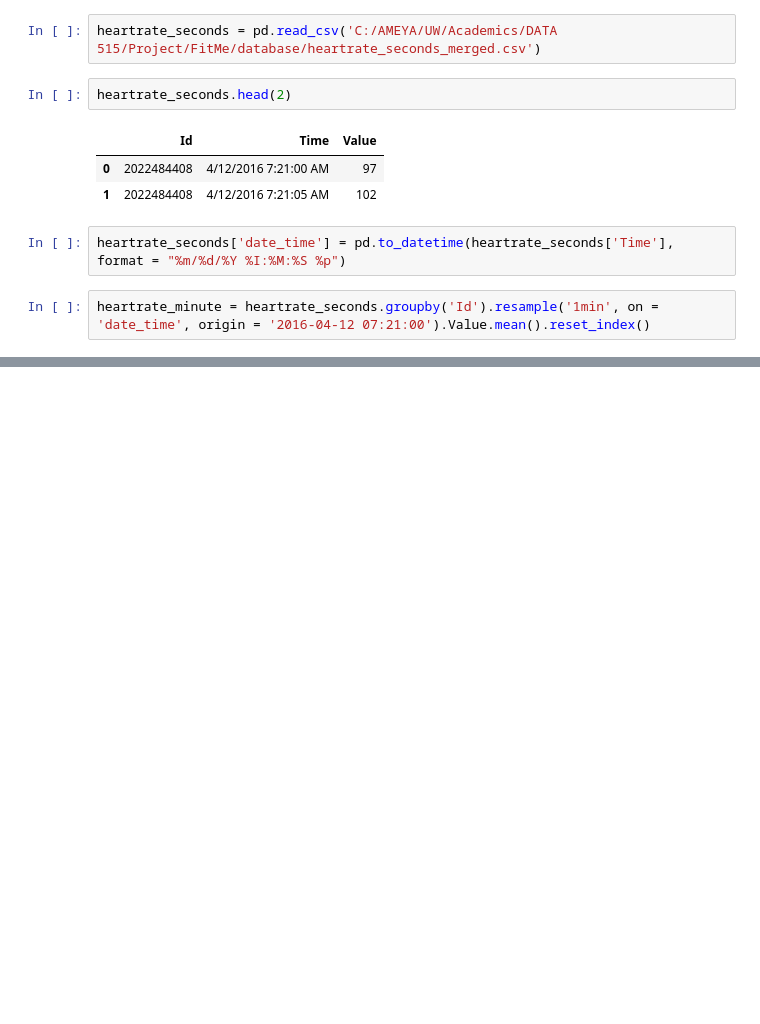
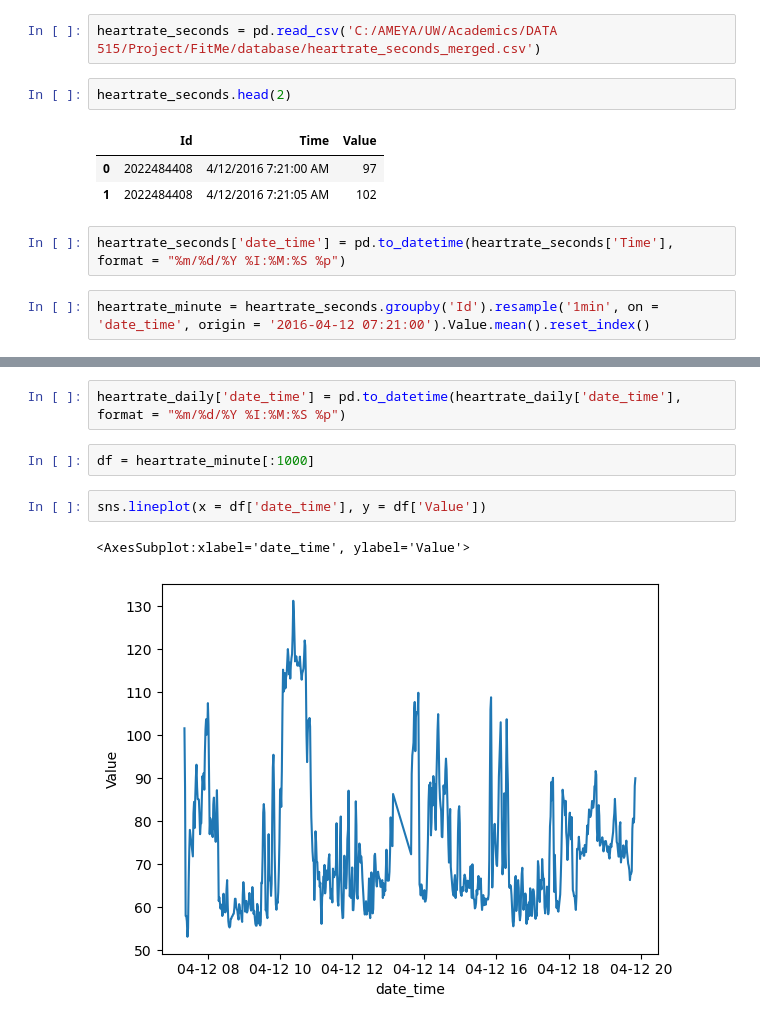
Before and after one commit to ameyabhamare/Customer-Personality-Analysis, a Jupyter notebook: heart_rate_analysis/eda.ipynb, the cells around one changed output, grey strips where cells are left out. Cells and saved outputs as stored; diff of their text form; blank space fills up the shorter version.

```diff
--- a/heart_rate_analysis/eda.ipynb
+++ b/heart_rate_analysis/eda.ipynb
@@ -158,0 +162,9 @@ heartrate_minute.head(2)
+# %%
+heartrate_daily['date_time'] = pd.to_datetime(heartrate_daily['date_time'], format = "%m/%d/%Y %I:%M:%S %p")
+# %%
+df = heartrate_minute[:1000]
+# %%
+sns.lineplot(x = df['date_time'], y = df['Value'])
+# %% [output]
+<AxesSubplot:xlabel='date_time', ylabel='Value'>
+[figure, added]
```
Also changed, not shown: parts of 17 cells of this notebook.
